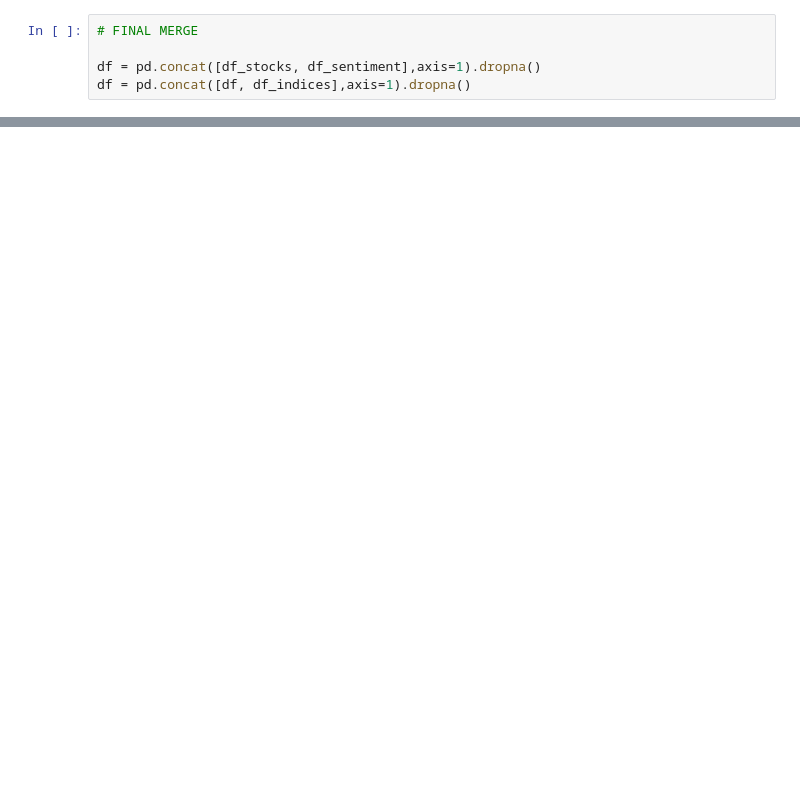
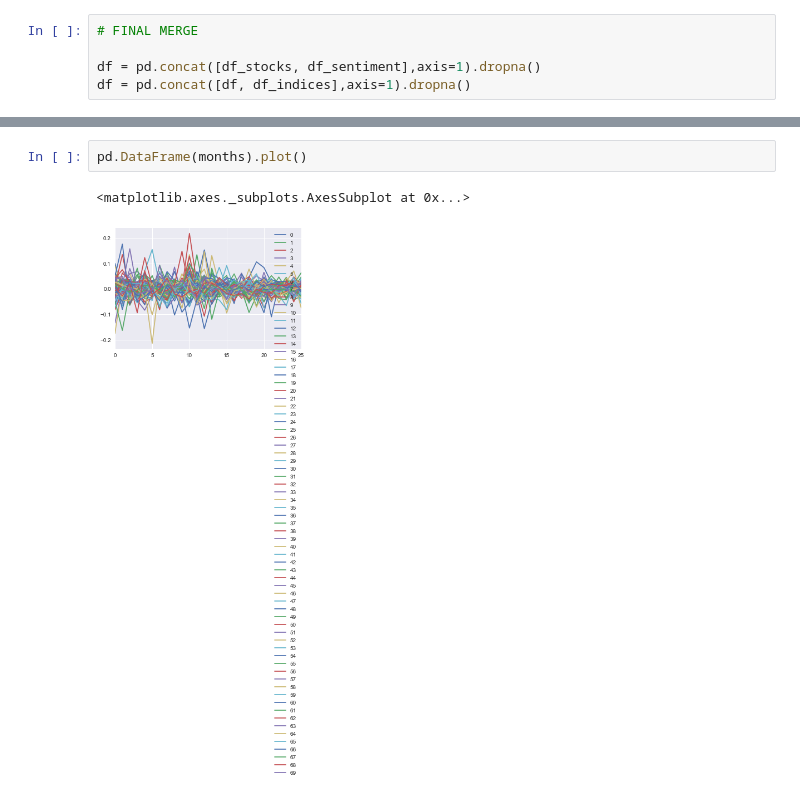
Before and after one commit to gautamc1106/financial_modelling, a Jupyter notebook: pipeline-Gautam.ipynb, the cells around one changed output, grey strips where cells are left out. Cells and saved outputs as stored; diff of their text form; blank space fills up the shorter version.

```diff
--- a/pipeline-Gautam.ipynb
+++ b/pipeline-Gautam.ipynb
@@ -166,0 +199,5 @@ df_ticks
+# %%
+pd.DataFrame(months).plot()
+# %% [output]
+<matplotlib.axes._subplots.AxesSubplot at 0x...>
+[figure, added]
```
Also changed, not shown: parts of 22 cells of this notebook, 12 other files.
